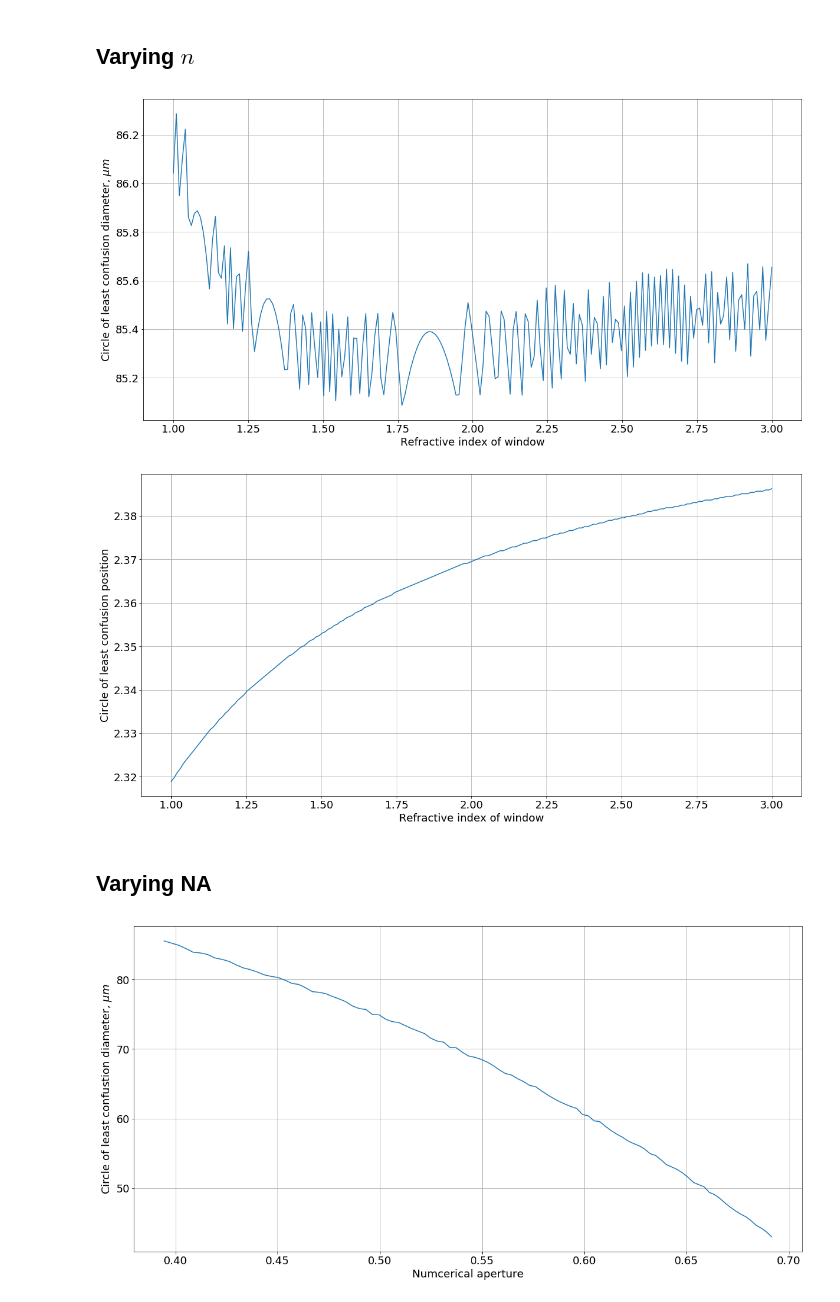
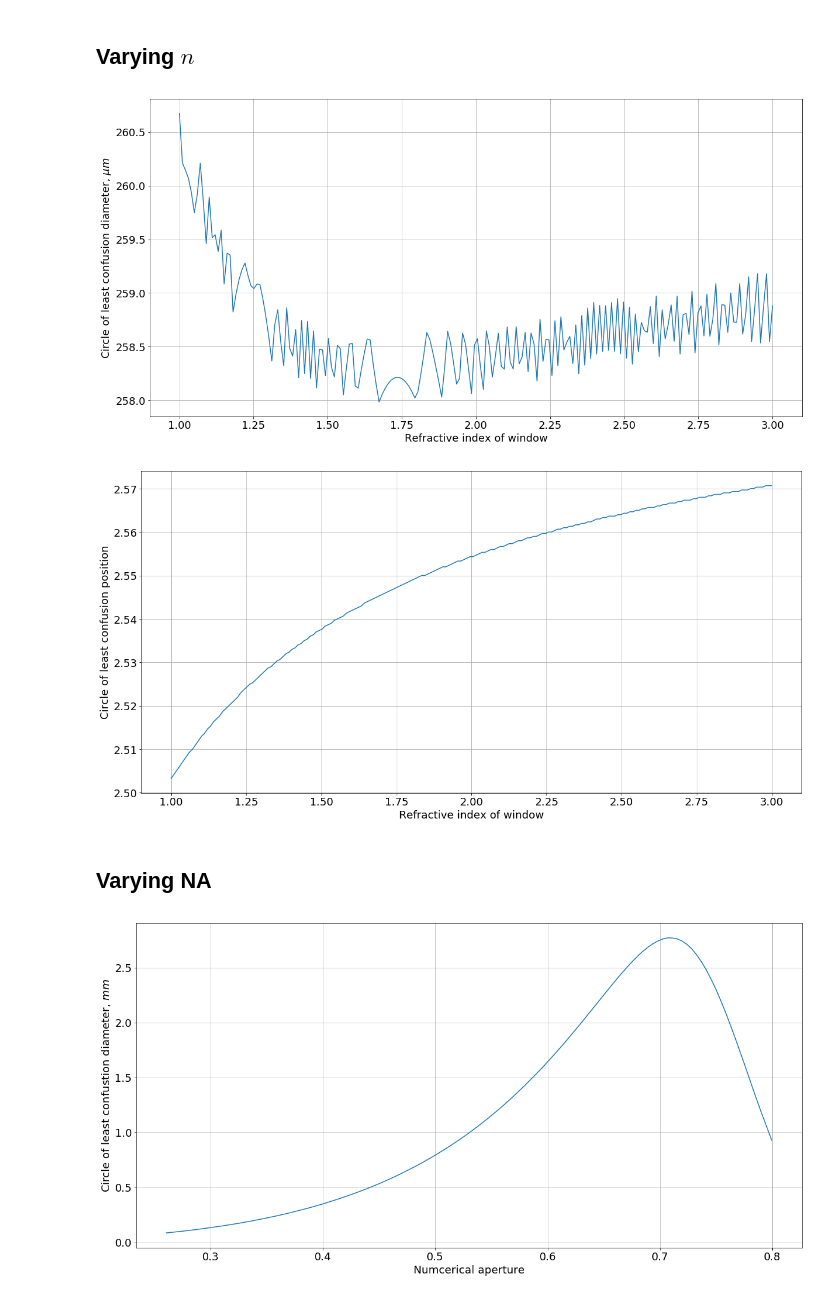
Before and after one commit to Jvanrhijn/wo_rt, a Jupyter notebook: wo_rt.ipynb, the cells around one changed output. Saved outputs shown, nothing was run; the diff lists cells and outputs as text; code cells hidden in the pictures.

```diff
--- a/wo_rt.ipynb
+++ b/wo_rt.ipynb
@@ -20,14 +35,14 @@ def collimated_beam(start, width, nrays, angle=0):
     return [Ray(start, angle, z) for z in np.linspace(-width/2, width/2, nrays)]
 # %%
 diameter_lens = 1e-2
-radius_lens = 1.2e-2
+radius_lens = 1.5e-2
 refractive_index = 1.5
 position_lens = 1e-2
 
 diameter_window = 1e-2
 thickness_window = 0.001
 
-beam_width = 0.5e-2
+beam_width = diameter_lens*0.8
 
 beam = collimated_beam(0, beam_width, 10)
 
@@ -96,7 +111,7 @@ xs = np.linspace(window.position, 2*LENS.focal_plane, 10000)
 
 for n in ns:
     window = get_window_from_refractive_index(n, LENS)
-    beam = collimated_beam(0, LENS.diameter*0.5, 10)
+    beam = collimated_beam(0, LENS.diameter*0.8, 10)
     lens_rays = LENS.interact_with_bundle(beam)
     window_rays = window.interact_with_bundle(lens_rays)
     window_rays_free = window_rays[len(window_rays)//2:]
@@ -114,27 +129,27 @@ plt.xlabel("Refractive index of window")
 plt.ylabel("Circle of least confusion diameter, $\mu m$")
 plt.grid(True)
 # %% [output]
-[figure, old version]
+[figure, new version]
 # %%
 plt.plot(ns, colc_location*1e2)
 plt.xlabel("Refractive index of window")
 plt.ylabel("Circle of least confusion position")
 plt.grid(True)
 # %% [output]
-[figure, old version]
+[figure, new version]
 # %%
 def get_lens_from_diameter(diameter):
     N = 1.5
     return Lens(position_lens, diameter, radius_lens, N)
 # %%
-diameters = np.linspace(1e-2, 2e-2, 100)
+diameters = np.linspace(0.8e-2, 2.9999e-2, 100)
 
 colc = []
 colc_location = []
 na = []
 
 for d in diameters:
-    beam = collimated_beam(0, diameters[0]*0.5, 10)
+    beam = collimated_beam(0, d*0.7, 10)
     lens = get_lens_from_diameter(d)
     position = (lens.focal_plane + lens.position)/2
 
@@ -157,10 +172,10 @@ na = np.array(na)
 # %% [markdown]
 ## Varying NA
 # %%
-plt.plot(na, colc*1e6)
+plt.plot(na, colc*1e3)
 plt.xlabel("Numcerical aperture")
-plt.ylabel("Circle of least confustion diameter, $\mu m$")
+plt.ylabel("Circle of least confustion diameter, $mm$")
 plt.grid(True)
 # %% [output]
-[figure, old version]
+[figure, new version]
 # %%
```
Also changed, not shown: parts of 5 cells of this notebook.
